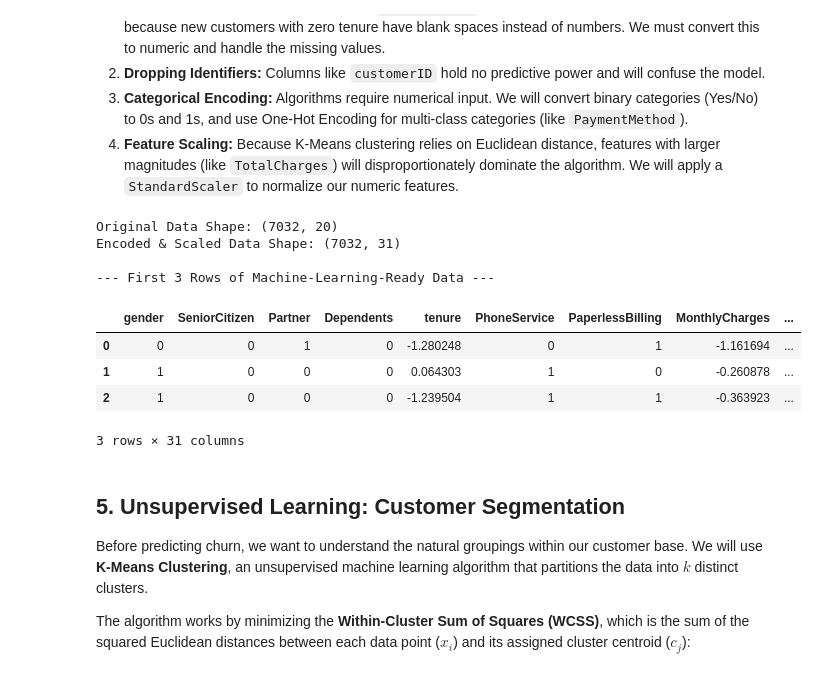
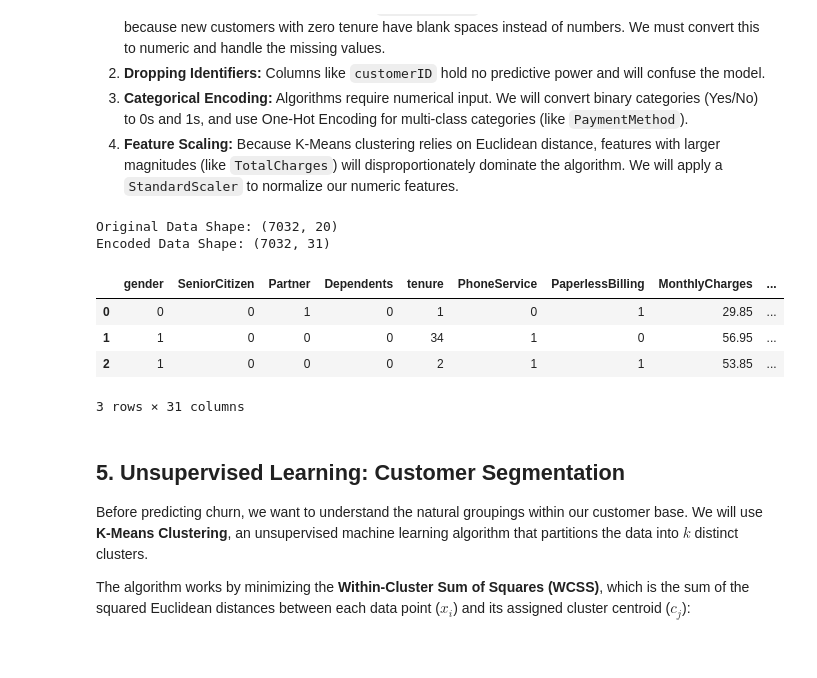
Before and after one commit to RumenMoysev/machine-learning-final-exam, a Jupyter notebook: notebooks/churn_prediction_analysis.ipynb, the cells around one changed output. Drawn from its saved outputs; the diff is of its cells as text; code cells hidden in the pictures.

```diff
--- a/notebooks/churn_prediction_analysis.ipynb
+++ b/notebooks/churn_prediction_analysis.ipynb
@@ -109,45 +108,33 @@ Before feeding this data into our machine learning algorithms, we must transform
 4. **Feature Scaling:** Because K-Means clustering relies on Euclidean distance, features with larger magnitudes (like `TotalCharges`) will disproportionately dominate the algorithm. We will apply a `StandardScaler` to normalize our numeric features.
 # %%
 # 1. Fix the 'TotalCharges' column
-# coerce turns blank spaces into NaNs, which we then drop (only ~11 rows lost out of 7000+)
 df['TotalCharges'] = pd.to_numeric(df['TotalCharges'], errors='coerce')
 df.dropna(inplace=True)
 
 # 2. Drop the customerID column
 df.drop(columns=['customerID'], inplace=True)
 
 # 3. Encode Binary Variables (including our target 'Churn')
 binary_cols = ['gender', 'Partner', 'Dependents', 'PhoneService', 'PaperlessBilling', 'Churn']
 for col in binary_cols:
     if col == 'gender':
         df[col] = df[col].map({'Male': 1, 'Female': 0})
     else:
         df[col] = df[col].map({'Yes': 1, 'No': 0})
 
 # 4. One-Hot Encode the remaining multi-class categorical variables
 df_encoded = pd.get_dummies(df, drop_first=True)
 
-# 5. Scale the Numerical Features
-scaler = StandardScaler()
-num_cols = ['tenure', 'MonthlyCharges', 'TotalCharges']
-
-# We create a copy to keep the scaled data separate just in case we need the original numbers later
-df_scaled = df_encoded.copy()
-df_scaled[num_cols] = scaler.fit_transform(df_scaled[num_cols])
-
 print(f"Original Data Shape: {df.shape}")
-print(f"Encoded & Scaled Data Shape: {df_scaled.shape}")
-print("\n--- First 3 Rows of Machine-Learning-Ready Data ---")
-display(df_scaled.head(3))
+print(f"Encoded Data Shape: {df_encoded.shape}")
+display(df_encoded.head(3))
 # %% [output]
 Original Data Shape: (7032, 20)
-Encoded & Scaled Data Shape: (7032, 31)
-
---- First 3 Rows of Machine-Learning-Ready Data ---
+Encoded Data Shape: (7032, 31)
 |  | gender | SeniorCitizen | Partner | Dependents | tenure | PhoneService | PaperlessBilling | MonthlyCharges | ... |
-| 0 | 0 | 0 | 1 | 0 | -1.280248 | 0 | 1 | -1.161694 | ... |
-| 1 | 1 | 0 | 0 | 0 | 0.064303 | 1 | 0 | -0.260878 | ... |
-| 2 | 1 | 0 | 0 | 0 | -1.239504 | 1 | 1 | -0.363923 | ... |
+| 0 | 0 | 0 | 1 | 0 | 1 | 0 | 1 | 29.85 | ... |
+| 1 | 1 | 0 | 0 | 0 | 34 | 1 | 0 | 56.95 | ... |
+| 2 | 1 | 0 | 0 | 0 | 2 | 1 | 1 | 53.85 | ... |
 3 rows × 31 columns
 # %% [markdown]
 ## 5. Unsupervised Learning: Customer Segmentation
```
Also changed, not shown: parts of 8 cells of this notebook, 1 other file.
